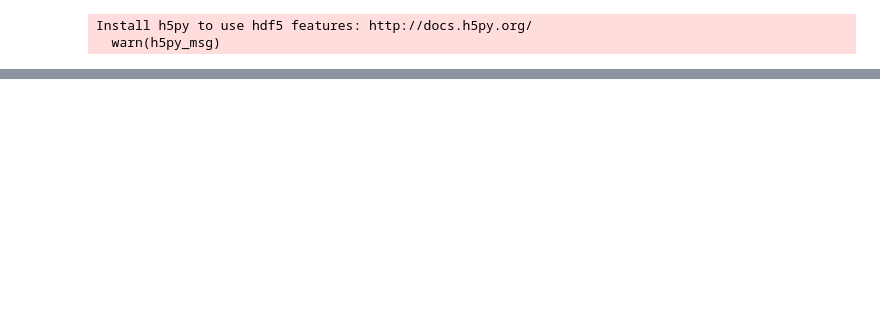
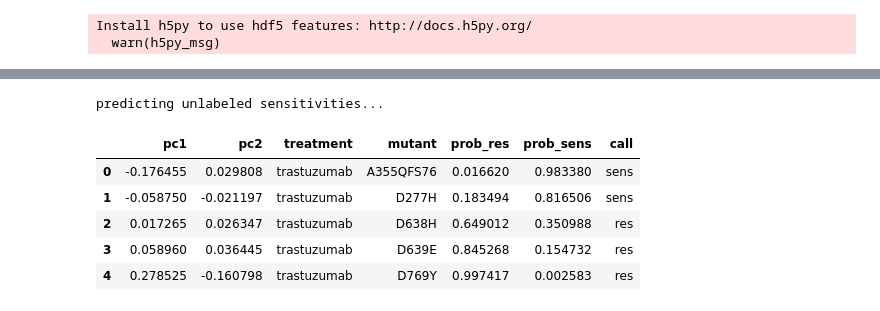
Before and after one commit to nathanieljevans/live_cell_reporter_imaging, a Jupyter notebook: tutorial.ipynb, the cells around one changed output, grey strips where cells are left out. Saved outputs shown, nothing was run; the diff lists cells and outputs as text; code cells hidden in the pictures; blank space fills up the shorter version.

```diff
--- a/tutorial.ipynb
+++ b/tutorial.ipynb
@@ -91,2 +197,11 @@ model, accuracy = lib.train_classifier(res, _sens, _res, _drug, save=None)
 # %%
 prob_res = lib.predict_new(args, res, model)
+prob_res.head()
+# %% [output]
+predicting unlabeled sensitivities...
+|  | pc1 | pc2 | treatment | mutant | prob_res | prob_sens | call |
+| 0 | -0.176455 | 0.029808 | trastuzumab | A355QFS76 | 0.016620 | 0.983380 | sens |
+| 1 | -0.058750 | -0.021197 | trastuzumab | D277H | 0.183494 | 0.816506 | sens |
+| 2 | 0.017265 | 0.026347 | trastuzumab | D638H | 0.649012 | 0.350988 | res |
+| 3 | 0.058960 | 0.036445 | trastuzumab | D639E | 0.845268 | 0.154732 | res |
+| 4 | 0.278525 | -0.160798 | trastuzumab | D769Y | 0.997417 | 0.002583 | res |
```
Also changed, not shown: parts of 18 cells of this notebook, 5 other files.
